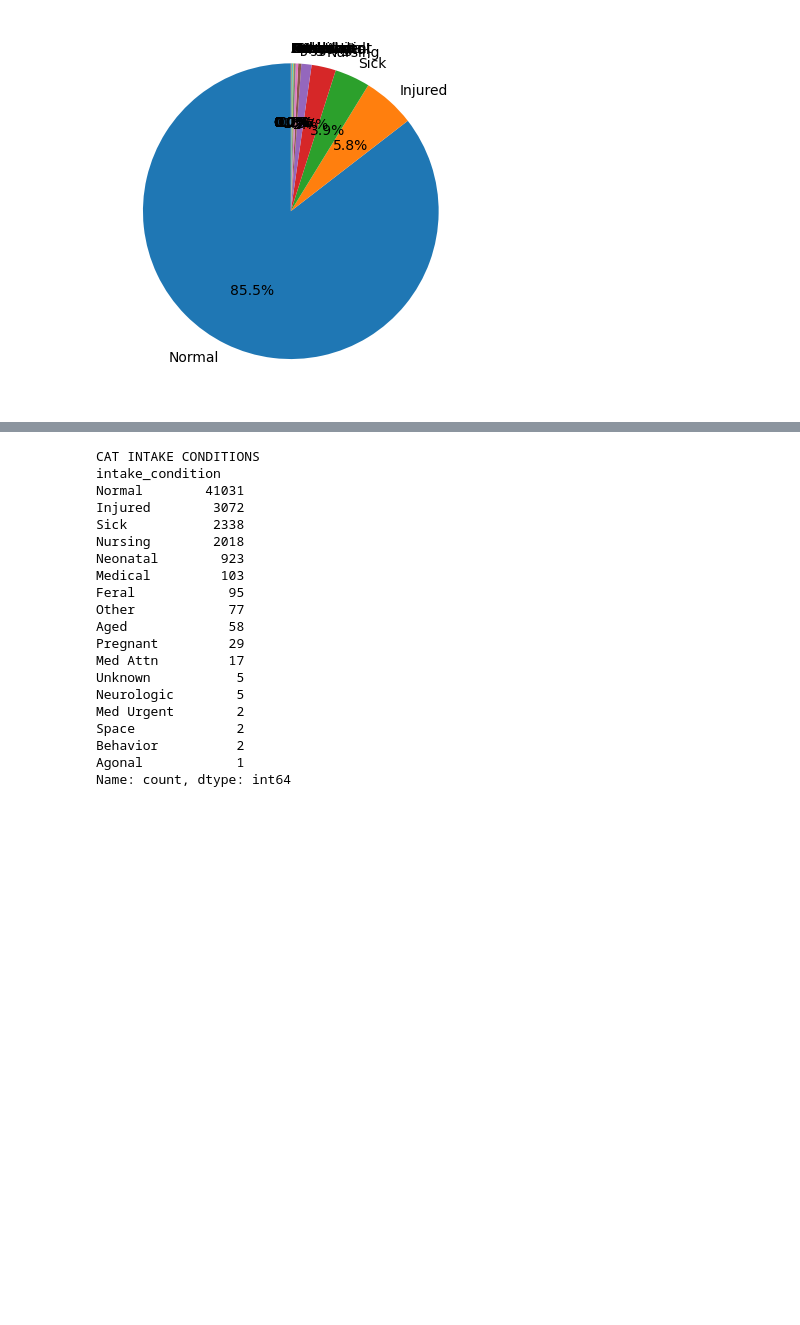
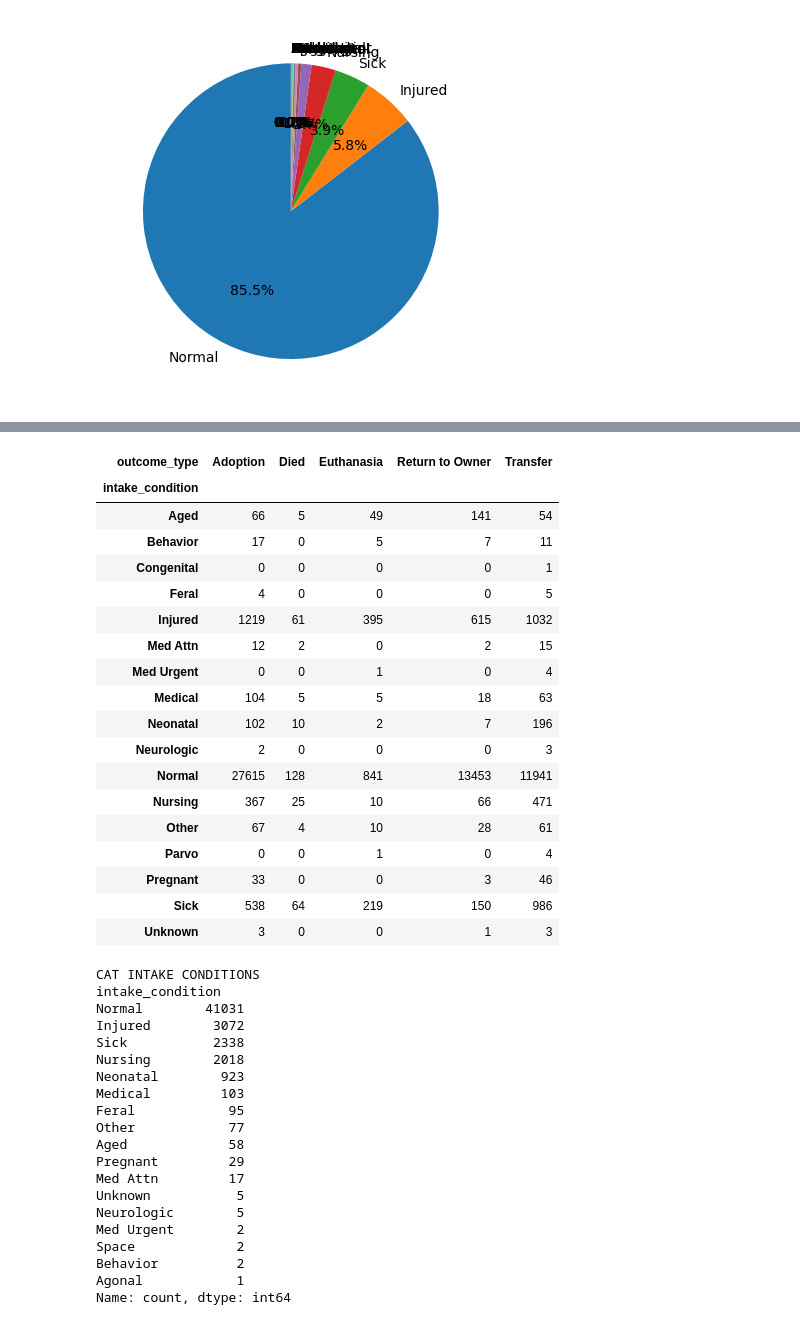
Before and after one commit to nneomaonochie/ml1-animal-data, a Jupyter notebook: exploration.ipynb, the cells around one changed output, grey strips where cells are left out. Cells and saved outputs as stored; diff of their text form; code cells hidden in the pictures; blank space fills up the shorter version.

```diff
--- a/exploration.ipynb
+++ b/exploration.ipynb
@@ -426,3 +463,25 @@ Name: count, dtype: int64
+# %%
+pd.crosstab(df_dog['intake_condition'], df_dog['outcome_type'])
+# %% [output]
+| outcome_type | Adoption | Died | Euthanasia | Return to Owner | Transfer |
+| intake_condition |  |  |  |  |  |
+| Aged | 66 | 5 | 49 | 141 | 54 |
+| Behavior | 17 | 0 | 5 | 7 | 11 |
+| Congenital | 0 | 0 | 0 | 0 | 1 |
+| Feral | 4 | 0 | 0 | 0 | 5 |
+| Injured | 1219 | 61 | 395 | 615 | 1032 |
+| Med Attn | 12 | 2 | 0 | 2 | 15 |
+| Med Urgent | 0 | 0 | 1 | 0 | 4 |
+| Medical | 104 | 5 | 5 | 18 | 63 |
+| Neonatal | 102 | 10 | 2 | 7 | 196 |
+| Neurologic | 2 | 0 | 0 | 0 | 3 |
+| Normal | 27615 | 128 | 841 | 13453 | 11941 |
+| Nursing | 367 | 25 | 10 | 66 | 471 |
+| Other | 67 | 4 | 10 | 28 | 61 |
+| Parvo | 0 | 0 | 1 | 0 | 4 |
+| Pregnant | 33 | 0 | 0 | 3 | 46 |
+| Sick | 538 | 64 | 219 | 150 | 986 |
+| Unknown | 3 | 0 | 0 | 1 | 3 |
 # %%
 # SEGMENTED BY ANIMAL TYPE
 
```
Also changed, not shown: parts of 11 cells of this notebook, 1 other file.
